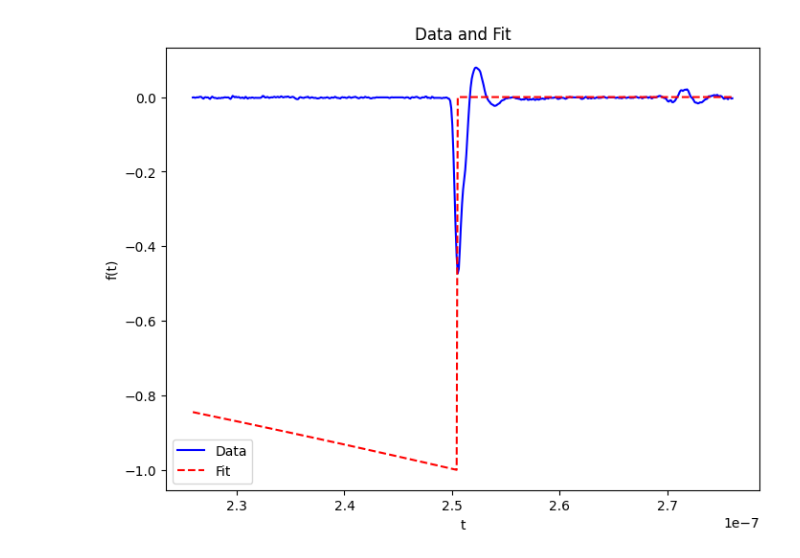
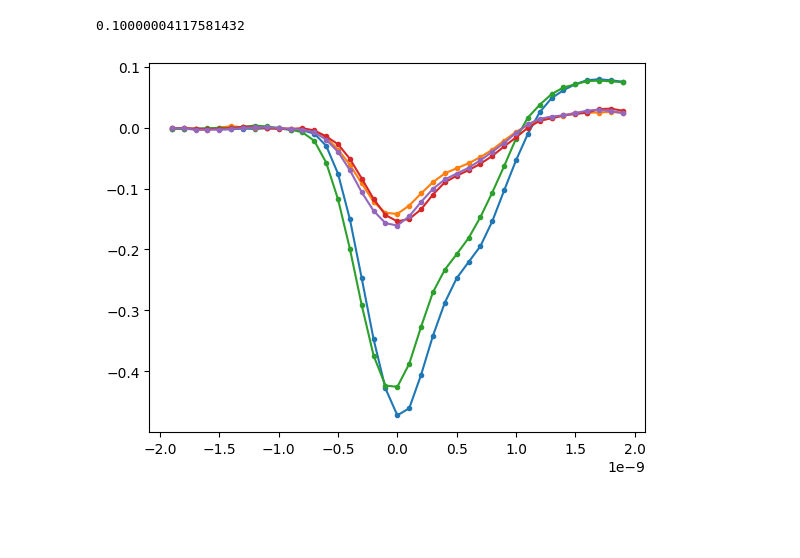
Before and after one commit to leonardolanteri/ETL_TestingDAQ, a Jupyter notebook: notebooks/mcp_manual_fitter.ipynb, the cells around one changed output. Drawn from its saved outputs; the diff is of its cells as text; code cells hidden in the pictures; blank space fills up the shorter version.

Commit message:
interpolated mcp peak columnar function completed

```diff
--- a/notebooks/mcp_manual_fitter.ipynb
+++ b/notebooks/mcp_manual_fitter.ipynb
@@ -9,27 +10,41 @@ from scipy.optimize import curve_fit
-# %%
-mcp_data = lecroy.LecroyReader("/home/users/hswanson13/ETL_TestingDAQ/unit_test/input_data/run_5100/C2--Trace5100.trc")
-
-#plt.scatter(mcp_data.x[5], mcp_data.y[5], s=1)
-
-# Extract the x and y data
-t_data = mcp_data.x[5]
-y_data = mcp_data.y[5]
-
-# https://psec.uchicago.edu/blogs/lappd/wp-content/uploads/2008/08/Analytic_function.pdf
-
-def piecewise_function(t, A, t0):
-    result = np.zeros_like(t)
-    mask = t < t0
-    result[mask] = A * (A / (A - 1))**(-t[mask] / t0) - A
-    return result
-
-def fit_signal(t_data, signal_data):
-    # Initial guesses for A and t0
-    initial_guesses = [np.min(signal_data), t_data[np.argmin(signal_data)]]
-
-    # Curve fitting
-    params, covariance = curve_fit(piecewise_function, t_data, signal_data, p0=initial_guesses)
-
-    return params
-# %% [output]
-[figure, removed]
+# %%
+mcp_data = lecroy.LecroyReader("/home/users/hswanson13/ETL_TestingDAQ/unit_test/input_data/run_5100/C2--Trace5100.trc")
+
+#plt.scatter(mcp_data.x[5], mcp_data.y[5], s=1)
+
+# https://psec.uchicago.edu/blogs/lappd/wp-content/uploads/2008/08/Analytic_function.pdf
+A = 1 + 10**(-4)
+t0 = 1 * 10**(-9)
+tau = 330*10**(-12)
+AMP = 1.2*10**6
+
+def h(t):
+    return np.where(t > 0, (t / tau) * np.exp(-t / tau), 0)
+
+def f(t):
+    return np.where((t > 0) & (t < t0), A*((A/(A - 1))**(-t/t0)) - A, 0)
+
+def g(t):
+    dt = t[1] - t[0] # assuming constant sampling rate
+    return ifft( fft(f(t)) * fft(h(t)) * dt)  * len(t)
+
+ts = np.arange(-1,15,0.01)*10**(-9)
+#plt.plot(ts + 2.48*10**-7, AMP*g(ts).real)
+
+
+for i in range(5,10):
+    # Extract the x and y data
+    t_data = mcp_data.x[i]
+    y_data = mcp_data.y[i]
+    #plt.scatter(t_data[mask], y_data[mask], s=4)
+    peak_time = t_data[np.argmin(y_data)]
+    t_data = t_data - peak_time
+    mask = (t_data > -0.002*10**(-6)) & (t_data < 0.002*10**(-6))
+    plt.plot(t_data[mask], y_data[mask], marker='.')
+
+print((t_data[1] - t_data[0])*10**9) # 0.1ns
+
+# find max and shift by that much time for the fit
+# %% [output]
+0.10000004117581432
+[figure, added]
```
Also changed, not shown: parts of 3 cells of this notebook, 1 other file.
